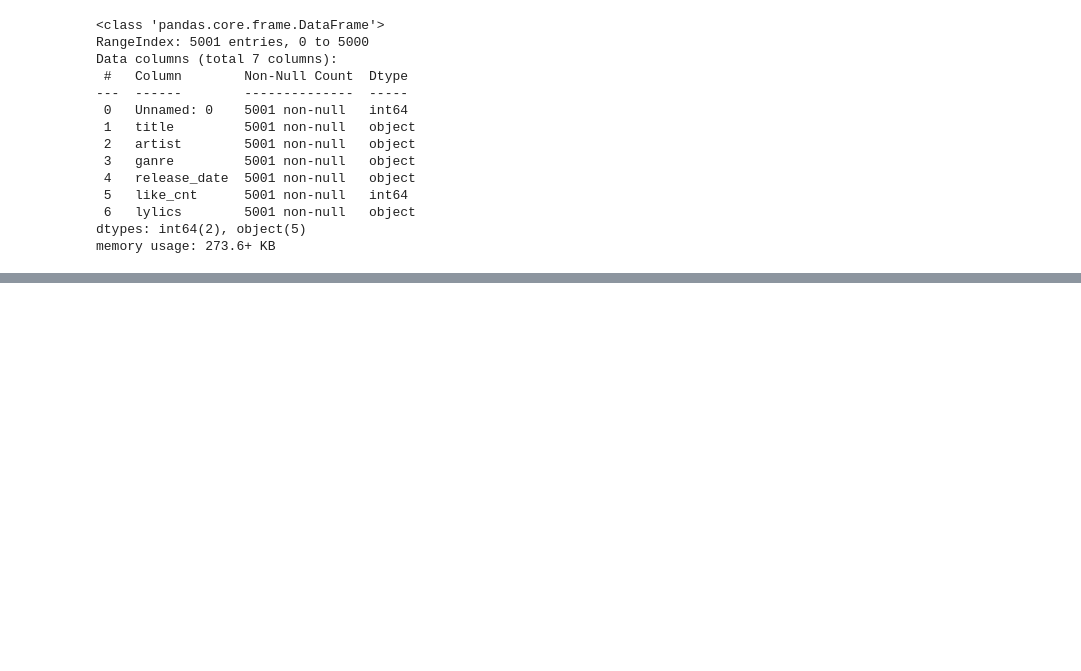
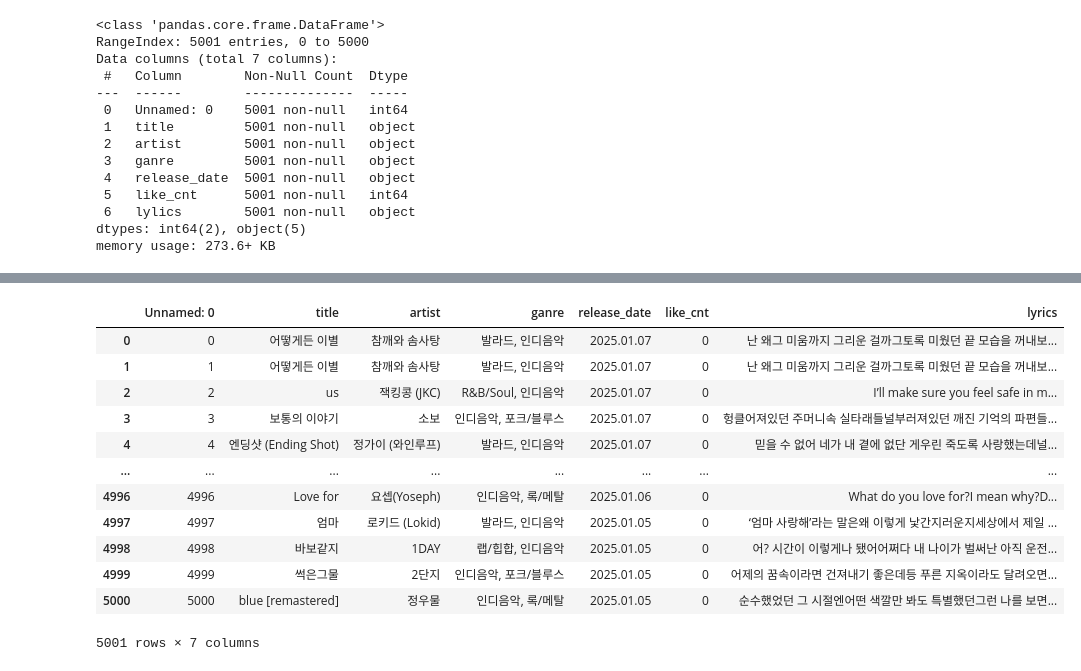
Before and after one commit to sokcho-kim/Two_Kim_and_One_Lee, a Jupyter notebook: collect_melon.ipynb, the cells around one changed output, grey strips where cells are left out. Drawn from its saved outputs; the diff is of its cells as text; code cells hidden in the pictures; blank space fills up the shorter version.

```diff
--- a/collect_melon.ipynb
+++ b/collect_melon.ipynb
@@ -207,7 +207,7 @@ address = 'C:\\Two_Kim_and_One_Lee\\data\\'
 song_data.to_csv(path_or_buf=address+'melon.csv')
 # song_data.to_csv('melon{}_{}.csv'.format(search,now.strftime('%Y%m%d_%H시%M분%S초')),encoding='utf-8-sig',index=False)
 # %%
-song_dt = pd.read_csv("../data/melon.csv")
+song_dt = pd.read_csv("./data/melon.csv")
 # %%
 song_dt
 # %% [output]
@@ -241,3 +241,13 @@ Data columns (total 7 columns):
  6   lylics        5001 non-null   object
 dtypes: int64(2), object(5)
 memory usage: 273.6+ KB
+# %%
+# HTML 태그 제거 함수
+def remove_html_tags(text):
+    return BeautifulSoup(text, "html.parser").get_text()
+# %%
+# 데이터프레임의 'lylics' 열에 적용
+song_dt['lylics'] = song_dt['lylics'].apply(remove_html_tags)
+
+# 줄 바꿈 문자 제거
+song_dt['lyrics'] = song_dt['lylics'].str.replace('\n', '', regex=False)
@@ -243,0 +263,18 @@ memory usage: 273.6+ KB
+# %%
+song_dt = song_dt.drop(columns=['lylics'])
+# %%
+song_dt
+# %% [output]
+|  | Unnamed: 0 | title | artist | ganre | release_date | like_cnt | lyrics |
+| 0 | 0 | 어떻게든 이별 | 참깨와 솜사탕 | 발라드, 인디음악 | 2025.01.07 | 0 | 난 왜그 미움까지 그리운 걸까그토록 미웠던 끝 모습을 꺼내보... |
+| 1 | 1 | 어떻게든 이별 | 참깨와 솜사탕 | 발라드, 인디음악 | 2025.01.07 | 0 | 난 왜그 미움까지 그리운 걸까그토록 미웠던 끝 모습을 꺼내보... |
+| 2 | 2 | us | 잭킹콩 (JKC) | R&B/Soul, 인디음악 | 2025.01.07 | 0 | I’ll make sure you feel safe in m... |
+| 3 | 3 | 보통의 이야기 | 소보 | 인디음악, 포크/블루스 | 2025.01.07 | 0 | 헝클어져있던 주머니속 실타래들널부러져있던 깨진 기억의 파편들... |
+| 4 | 4 | 엔딩샷 (Ending Shot) | 정가이 (와인루프) | 발라드, 인디음악 | 2025.01.07 | 0 | 믿을 수 없어 네가 내 곁에 없단 게우린 죽도록 사랑했는데널... |
+| ... | ... | ... | ... | ... | ... | ... | ... |
+| 4996 | 4996 | Love for | 요셉(Yoseph) | 인디음악, 록/메탈 | 2025.01.06 | 0 | What do you love for?I mean why?D... |
+| 4997 | 4997 | 엄마 | 로키드 (Lokid) | 발라드, 인디음악 | 2025.01.05 | 0 | ‘엄마 사랑해’라는 말은왜 이렇게 낯간지러운지세상에서 제일 ... |
+| 4998 | 4998 | 바보같지 | 1DAY | 랩/힙합, 인디음악 | 2025.01.05 | 0 | 어? 시간이 이렇게나 됐어어쩌다 내 나이가 벌써난 아직 운전... |
+| 4999 | 4999 | 썩은그물 | 2단지 | 인디음악, 포크/블루스 | 2025.01.05 | 0 | 어제의 꿈속이라면 건져내기 좋은데등 푸른 지옥이라도 달려오면... |
+| 5000 | 5000 | blue [remastered] | 정우물 | 인디음악, 록/메탈 | 2025.01.05 | 0 | 순수했었던 그 시절엔어떤 색깔만 봐도 특별했던그런 나를 보면... |
+5001 rows × 7 columns
```
Also changed, not shown: parts of 1 cell of this notebook, 2 other files.
